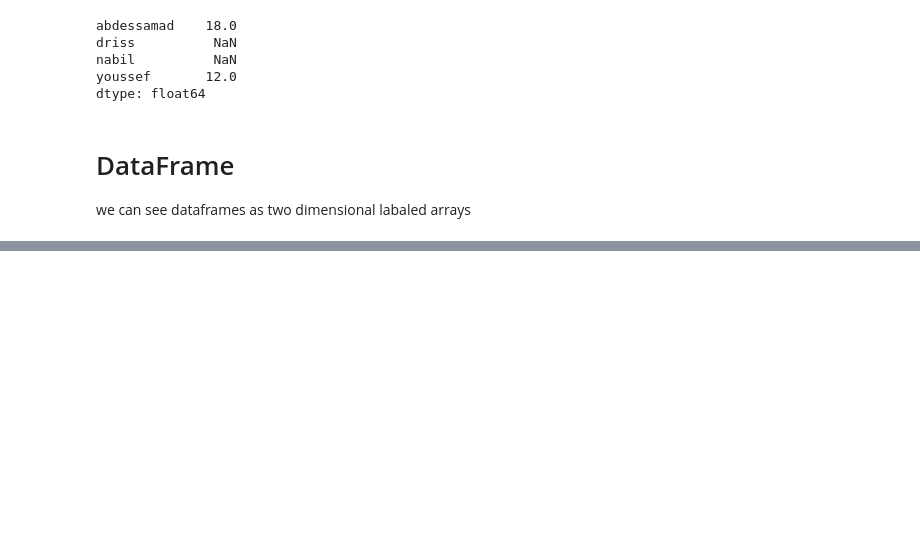
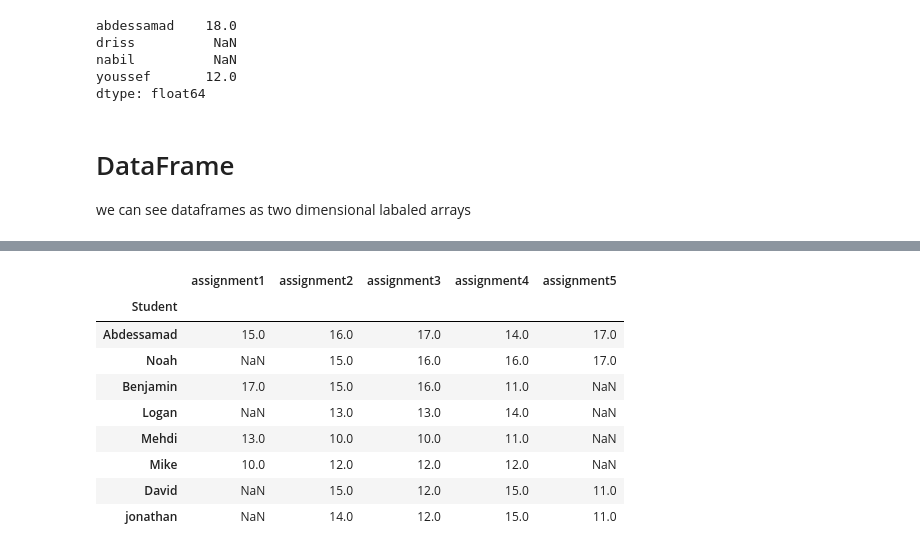
Before and after one commit to abdessamad-commits/Basics-of-Python-for-Data-Analysis-, a Jupyter notebook: Pandas_basics.ipynb, the cells around one changed output, grey strips where cells are left out. Cells and saved outputs as stored; diff of their text form; code cells hidden in the pictures; blank space fills up the shorter version.

```diff
--- a/Pandas_basics.ipynb
+++ b/Pandas_basics.ipynb
@@ -360,0 +581,17 @@ students_marks
+# %%
+#now we will calculate the final mark of each student
+#by observing our dataframe we can see that we have some missing values of some assignment that werent done by students
+#the assignment that students chose not work on will just get the mark 10
+homework.fillna(value=10)
+homework
+# %% [output]
+|  | assignment1 | assignment2 | assignment3 | assignment4 | assignment5 |
+| Student |  |  |  |  |  |
+| Abdessamad | 15.0 | 16.0 | 17.0 | 14.0 | 17.0 |
+| Noah | NaN | 15.0 | 16.0 | 16.0 | 17.0 |
+| Benjamin | 17.0 | 15.0 | 16.0 | 11.0 | NaN |
+| Logan | NaN | 13.0 | 13.0 | 14.0 | NaN |
+| Mehdi | 13.0 | 10.0 | 10.0 | 11.0 | NaN |
+| Mike | 10.0 | 12.0 | 12.0 | 12.0 | NaN |
+| David | NaN | 15.0 | 12.0 | 15.0 | 11.0 |
+| jonathan | NaN | 14.0 | 12.0 | 15.0 | 11.0 |
```
Also changed, not shown: parts of 67 cells of this notebook.
